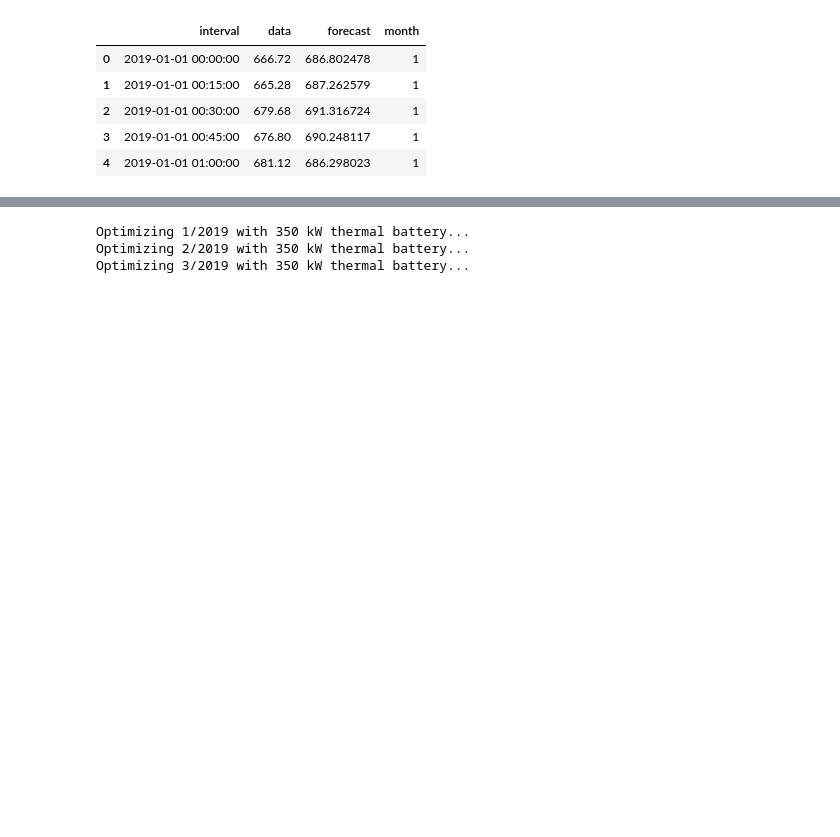
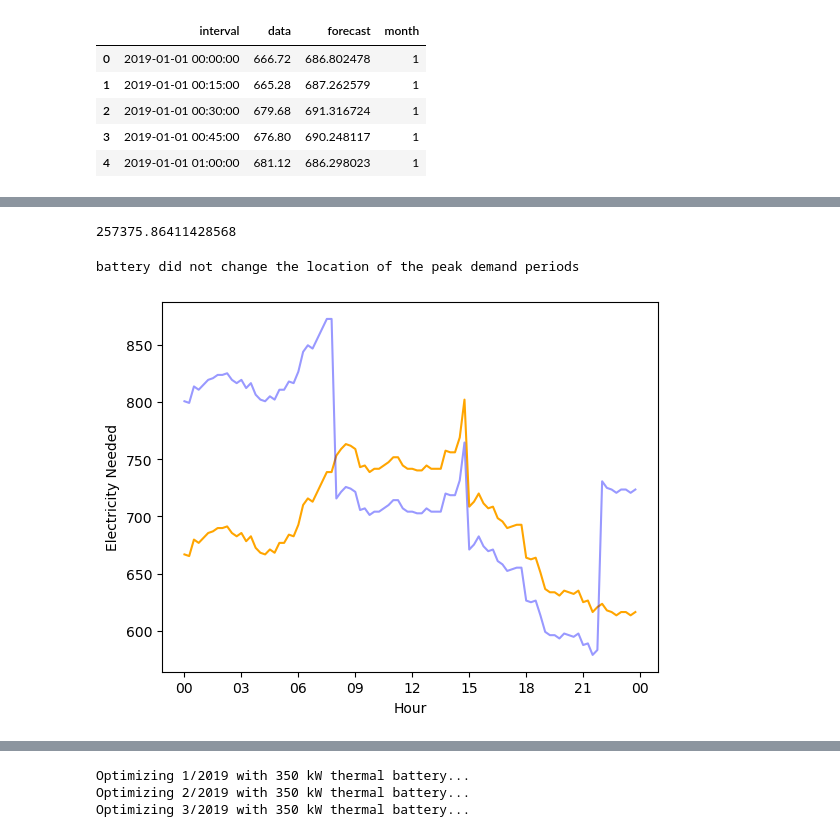
Before and after one commit to gnyirjesy/columbia-peak-shaving, a Jupyter notebook: peak_shaving_optimization.ipynb, the cells around one changed output, grey strips where cells are left out. Saved outputs shown, nothing was run; the diff lists cells and outputs as text; code cells hidden in the pictures; blank space fills up the shorter version.

```diff
--- a/peak_shaving_optimization.ipynb
+++ b/peak_shaving_optimization.ipynb
@@ -380,0 +578,11 @@ monthly_cost, cost_E, cost_P, e, p, d, q= run_optimization(D = demand_array_fore
+# %%
+#Charge on a ratchet scale - for first day of the battery, charge in 8 hours, for rest, charge over 10 hours
+charge_jan_1_2019_12am_8am = np.tile(np.array([charge_per_period_1]),8*4)
+charge_jan_2019_8am_10pm = np.tile(np.array([0]),14*4)
+charge_jan_2019_10pm_12am = np.tile(np.array([charge_per_period_rest]),2*4)
+charge_jan_1_2019 = np.append(charge_jan_1_2019_12am_8am, np.append(charge_jan_2019_8am_10pm, charge_jan_2019_10pm_12am))
+#Can create the charge for the rest of the days using charge_per_period_rest
+charge_jan_other_2019_12am_8am = np.tile(np.array([charge_per_period_rest]),8*4)
+charge_jan_other_2019 = np.append(charge_jan_other_2019_12am_8am, np.append(charge_jan_2019_8am_10pm, charge_jan_2019_10pm_12am))
+charge_2019 = np.append(charge_jan_1_2019, np.tile(charge_jan_other_2019, 364))
+sum(charge_jan_other_2019*.7)
@@ -380,0 +591,9 @@ monthly_cost, cost_E, cost_P, e, p, d, q= run_optimization(D = demand_array_fore
+# %%
+#Disharge from 8am-10pm every day
+discharge_jan_2019_12am_8am = np.tile(np.array([0]),8*4)
+discharge_jan_2019_8am_10pm = np.tile(np.array([discharge_per_period]),14*4)
+discharge_jan_2019_10pm_12am = np.tile(np.array([0]),2*4)
+discharge_jan_2019 = np.append(discharge_jan_2019_12am_8am, np.append(discharge_jan_2019_8am_10pm, discharge_jan_2019_10pm_12am))
+jan_2019_discharge = np.tile(discharge_jan_2019,31)
+discharge_2019 = np.tile(discharge_jan_2019,  365)
+sum(discharge_jan_2019/.7)
@@ -380,0 +602,12 @@ monthly_cost, cost_E, cost_P, e, p, d, q= run_optimization(D = demand_array_fore
+# %%
+forecast_2019['charge'] = charge_2019
+forecast_2019['discharge'] = discharge_2019
+forecast_2019['demand_plus_charge'] = forecast_2019['data'] + forecast_2019['charge']
+forecast_2019['demand_minus_discharge'] = forecast_2019['data'] - forecast_2019['discharge']
+forecast_2019['demand_plus_charge_minus_discharge'] = forecast_2019['data'] - forecast_2019['discharge']+ forecast_2019['charge']
+# Add column for rolling sum of current row and preious for demand\n",
+forecast_2019['rolling_demand'] = forecast_2019[['data']].rolling(2).sum()
+forecast_2019['rolling_demand_plus_charge'] = forecast_2019[['demand_plus_charge']].rolling(2).sum()
+forecast_2019['rolling_demand_minus_discharge'] = forecast_2019[['demand_minus_discharge']].rolling(2).sum()
+forecast_2019['rolling_demand_plus_charge_minus_discharge'] = forecast_2019[['demand_plus_charge_minus_discharge']].rolling(2).sum()
+forecast_2019.head()
@@ -380,0 +710,25 @@ monthly_cost, cost_E, cost_P, e, p, d, q= run_optimization(D = demand_array_fore
+# %%
+sum(scheduled_results['saved_cost']) - cost_battery
+# %% [output]
+257375.86411428568
+# %%
+aug_2019 = forecast_2019[forecast_2019['month'] == 1].reset_index()
+orig_peak_loc = aug_2019.loc[aug_2019['rolling_demand'].argmax()]['interval']
+new_peak_loc = aug_2019.loc[aug_2019['rolling_demand_plus_charge_minus_discharge'].argmax()]['interval']
+if  new_peak_loc== orig_peak_loc:
+    print('battery did not change the location of the peak demand periods')
+else:
+    print(f'battery did change peak location from {orig_peak_loc} to {new_peak_loc}')
+# %% [output]
+battery did not change the location of the peak demand periods
+# %%
+start_idx = 0
+end_idx = 96
+_ = plt.plot(forecast_2019['interval'][start_idx:end_idx], forecast_2019['data'][start_idx:end_idx], color='orange')
+_ = plt.plot(forecast_2019['interval'][start_idx:end_idx], forecast_2019['demand_plus_charge_minus_discharge'][start_idx:end_idx], alpha=.4, color='blue')
+_ = plt.gca().xaxis.set_major_formatter(mdates.DateFormatter('%H'))
+_ = plt.xlabel('Hour')
+_ = plt.ylabel('Electricity Needed')
+# _ = plt.xticks(rotations=45)
+# %% [output]
+[figure, added]
```
Also changed, not shown: parts of 34 cells of this notebook.
